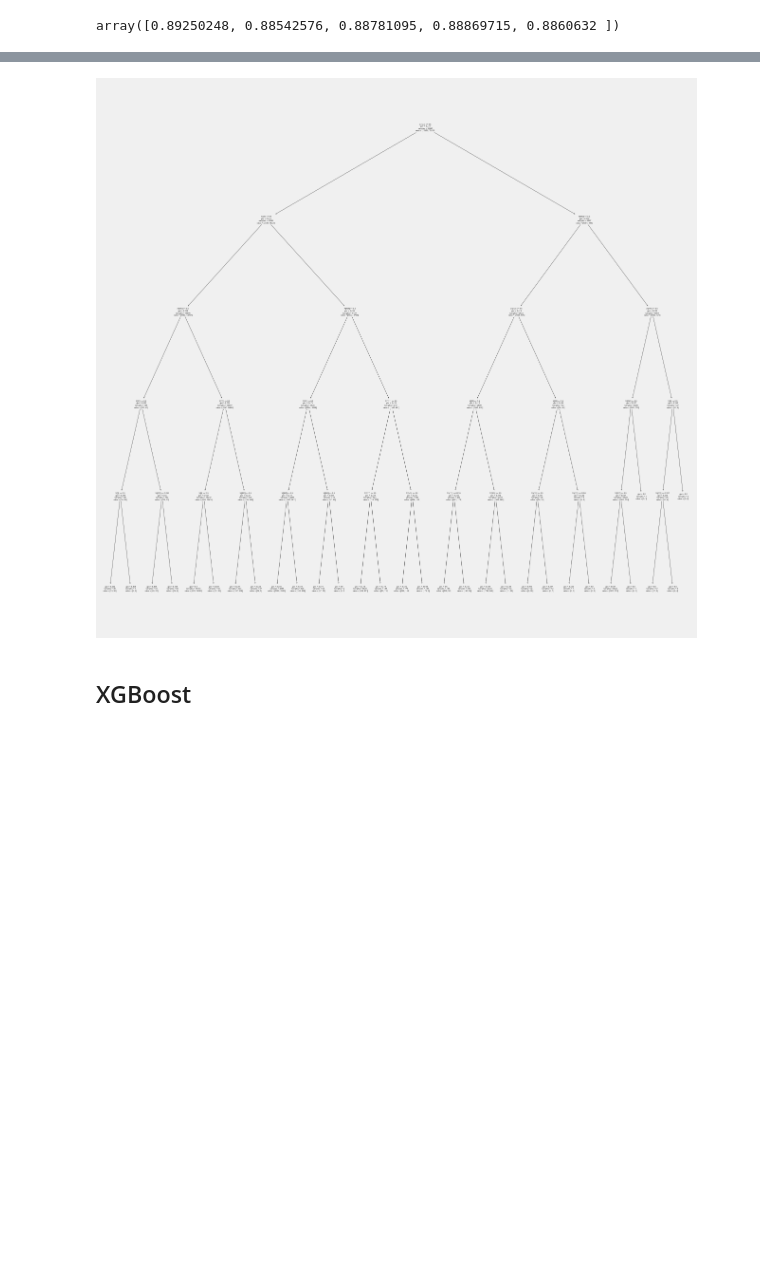
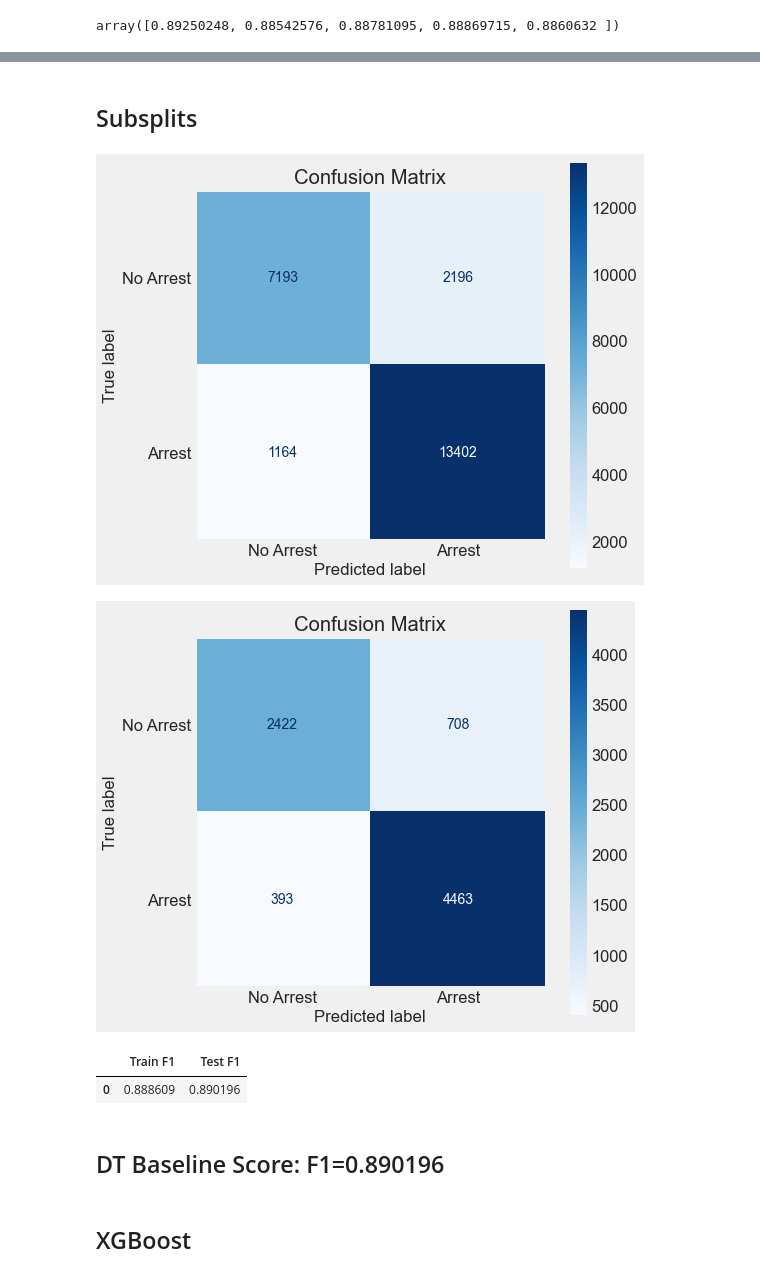
Before and after one commit to jeffreyhwatson/terry_stops_project, a Jupyter notebook: notebooks/exploratory/remixed_engineered.ipynb, the cells around one changed output, grey strips where cells are left out. Cells and saved outputs as stored; diff of their text form; code cells hidden in the pictures; blank space fills up the shorter version.

```diff
--- a/notebooks/exploratory/remixed_engineered.ipynb
+++ b/notebooks/exploratory/remixed_engineered.ipynb
@@ -2863,6 +3066,15 @@ array([0.89250248, 0.88542576, 0.88781095, 0.88869715, 0.8860632 ])
+# %% [markdown]
+## Subsplits
+# %%
+f.subsplit_test(X_train, y_train,pipeline)
+# %% [output]
+[figure, added]
+[figure, added]
+|  | Train F1 | Test F1 |
+| 0 | 0.888609 | 0.890196 |
+# %% [markdown]
+## DT Baseline Score: F1=0.890196
 # %%
-plt.figure(figsize=(20,20))
-plot_tree(pipeline[1])
-plt.show()
+# plt.figure(figsize=(20,20))
+# plot_tree(pipeline[1])
+# plt.show()
-# %% [output]
-[figure, removed]
```
Also changed, not shown: parts of 314 cells of this notebook, 1 other file.
